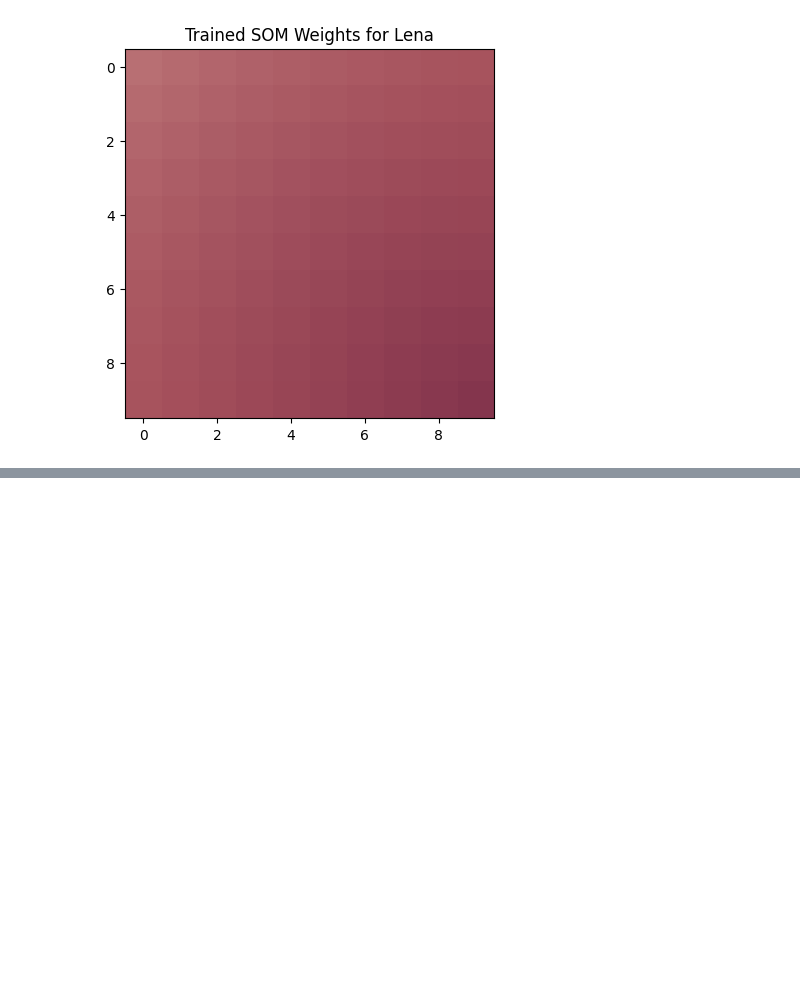
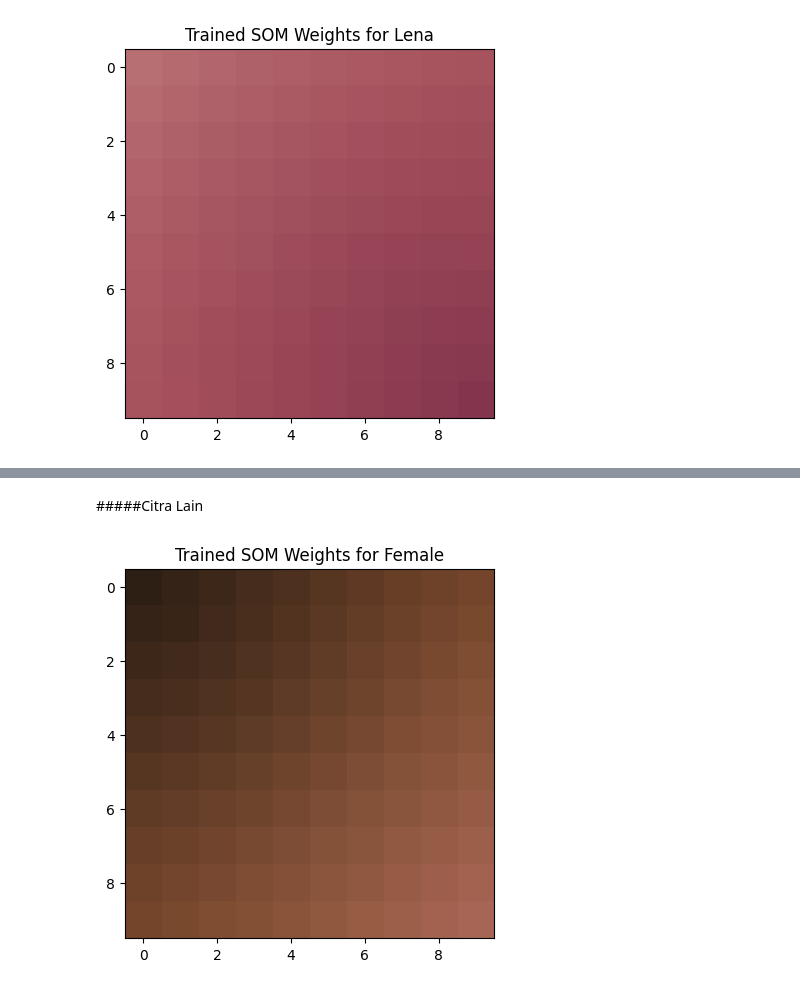
Before and after one commit to FaisAkbar/PembelajaranMesin, a Jupyter notebook: Praktikum_Tugas_Clustering.ipynb, the cells around one changed output, grey strips where cells are left out. Cells and saved outputs as stored; diff of their text form; code cells hidden in the pictures; blank space fills up the shorter version.

```diff
--- a/Praktikum_Tugas_Clustering.ipynb
+++ b/Praktikum_Tugas_Clustering.ipynb
@@ -473,0 +661,19 @@ plt.show()
+# %% [markdown]
+#####Citra Lain
+# %%
+# Load citra Lain
+pth = "/content/drive/MyDrive/PCVK/P5/female.png"
+smt = io.imread(pth) / 255.0  # Normalisasi intensitas piksel menjadi rentang [0, 1]
+# %%
+# Latih SOM
+num_epochs = 100
+initial_learning_rate = 0.1
+initial_neighborhood_radius = 5
+trained_weights = train_som(smt, num_epochs, initial_learning_rate, initial_neighborhood_radius)
+# %%
+# Visualisasi bobot SOM
+plt.imshow(trained_weights)
+plt.title('Trained SOM Weights for Female')
+plt.show()
+# %% [output]
+[figure, added]
```
Also changed, not shown: parts of 18 cells of this notebook.
